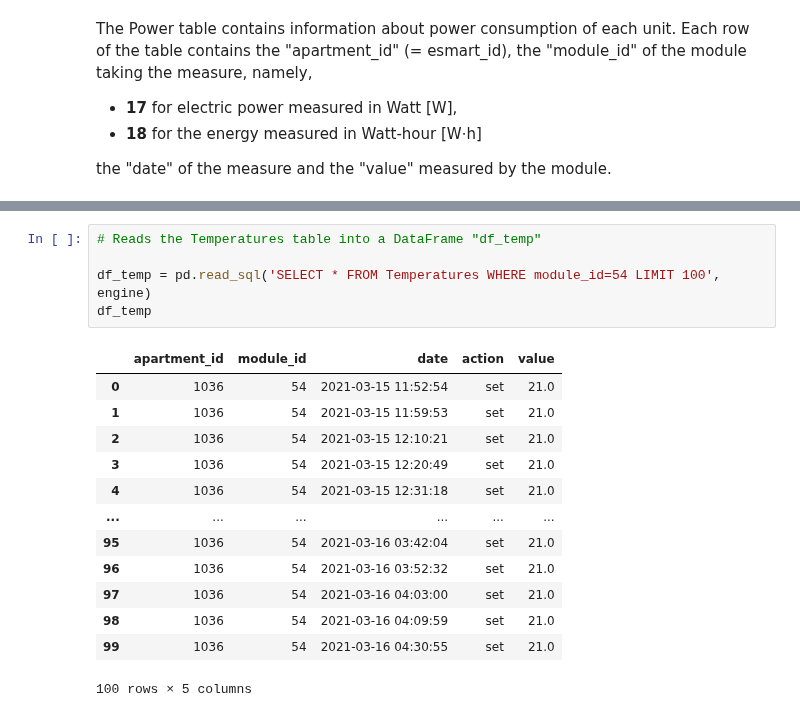
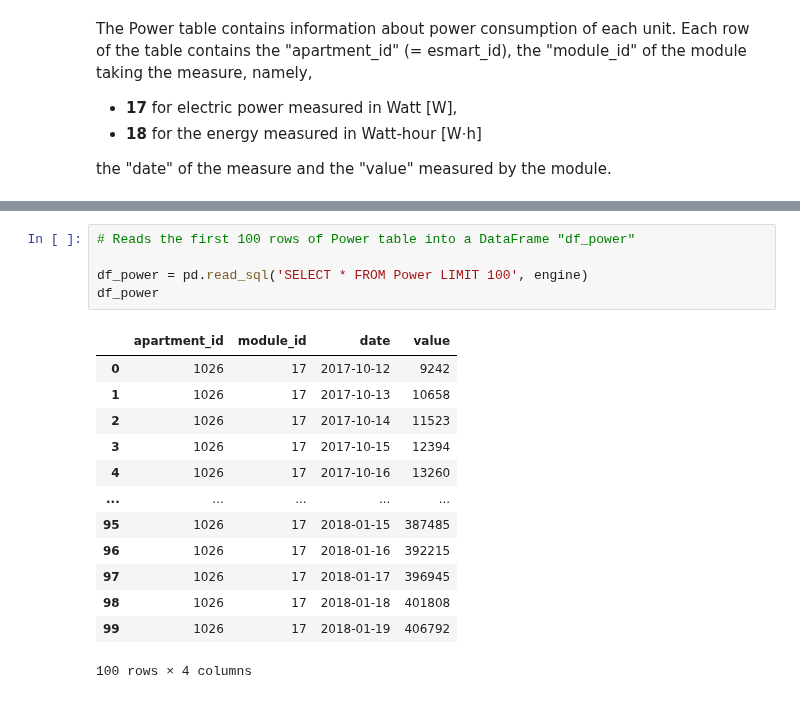
Before and after one commit to rtiedra/data-science, a Jupyter notebook: building_heating/building_heating.ipynb, the cells around one changed output, grey strips where cells are left out. Cells and saved outputs as stored; diff of their text form.

```diff
--- a/building_heating/building_heating.ipynb
+++ b/building_heating/building_heating.ipynb
@@ -149,19 +121,19 @@ the "date" of the measure, the "action" of the module (<b>get</b> for the temper
-# %%
-# Reads the Temperatures table into a DataFrame "df_temp"
-
-df_temp = pd.read_sql('SELECT * FROM Temperatures WHERE module_id=54 LIMIT 100', engine)
-df_temp
-# %% [output]
-|  | apartment_id | module_id | date | action | value |
-| 0 | 1036 | 54 | 2021-03-15 11:52:54 | set | 21.0 |
-| 1 | 1036 | 54 | 2021-03-15 11:59:53 | set | 21.0 |
-| 2 | 1036 | 54 | 2021-03-15 12:10:21 | set | 21.0 |
-| 3 | 1036 | 54 | 2021-03-15 12:20:49 | set | 21.0 |
-| 4 | 1036 | 54 | 2021-03-15 12:31:18 | set | 21.0 |
-| ... | ... | ... | ... | ... | ... |
-| 95 | 1036 | 54 | 2021-03-16 03:42:04 | set | 21.0 |
-| 96 | 1036 | 54 | 2021-03-16 03:52:32 | set | 21.0 |
-| 97 | 1036 | 54 | 2021-03-16 04:03:00 | set | 21.0 |
-| 98 | 1036 | 54 | 2021-03-16 04:09:59 | set | 21.0 |
-| 99 | 1036 | 54 | 2021-03-16 04:30:55 | set | 21.0 |
-100 rows × 5 columns
+# %%
+# Reads the first 100 rows of Power table into a DataFrame "df_power"
+
+df_power = pd.read_sql('SELECT * FROM Power LIMIT 100', engine)
+df_power
+# %% [output]
+|  | apartment_id | module_id | date | value |
+| 0 | 1026 | 17 | 2017-10-12 | 9242 |
+| 1 | 1026 | 17 | 2017-10-13 | 10658 |
+| 2 | 1026 | 17 | 2017-10-14 | 11523 |
+| 3 | 1026 | 17 | 2017-10-15 | 12394 |
+| 4 | 1026 | 17 | 2017-10-16 | 13260 |
+| ... | ... | ... | ... | ... |
+| 95 | 1026 | 17 | 2018-01-15 | 387485 |
+| 96 | 1026 | 17 | 2018-01-16 | 392215 |
+| 97 | 1026 | 17 | 2018-01-17 | 396945 |
+| 98 | 1026 | 17 | 2018-01-18 | 401808 |
+| 99 | 1026 | 17 | 2018-01-19 | 406792 |
+100 rows × 4 columns
```
Also changed, not shown: parts of 17 cells of this notebook.
